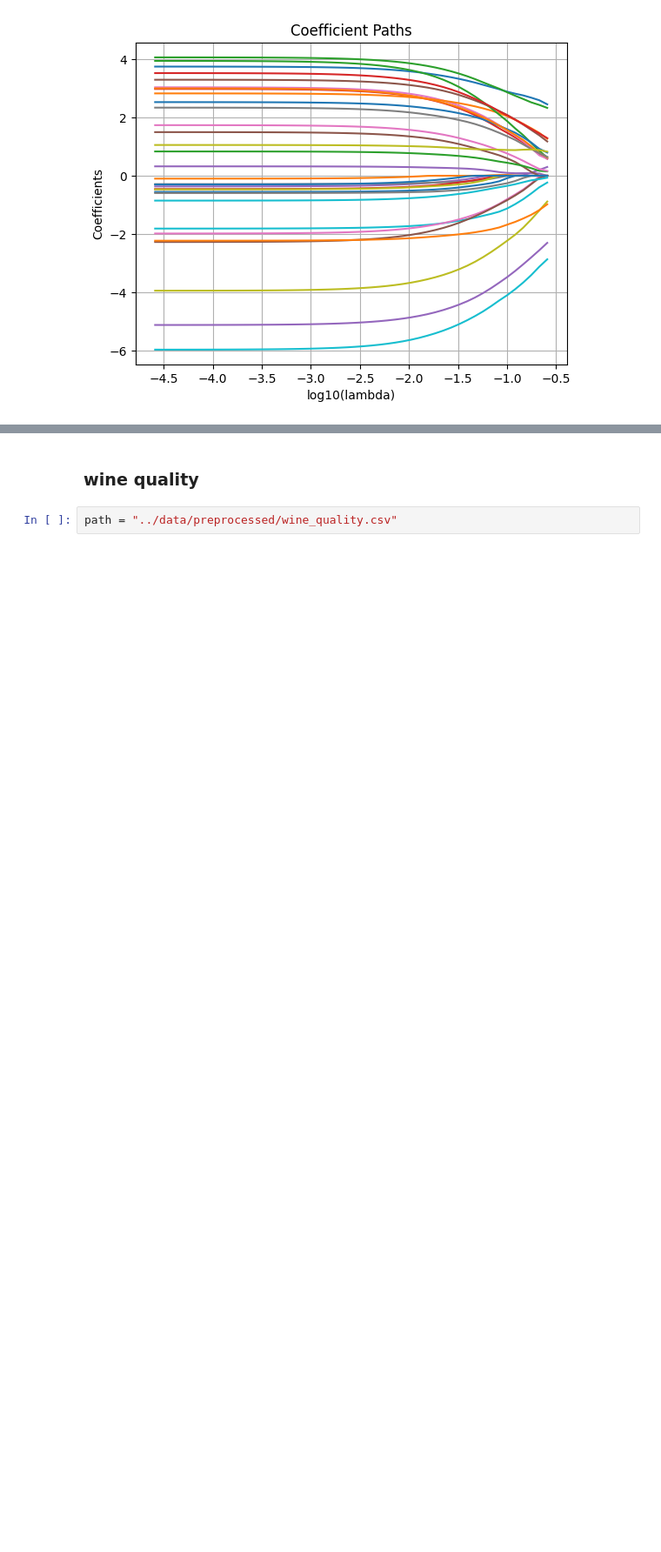
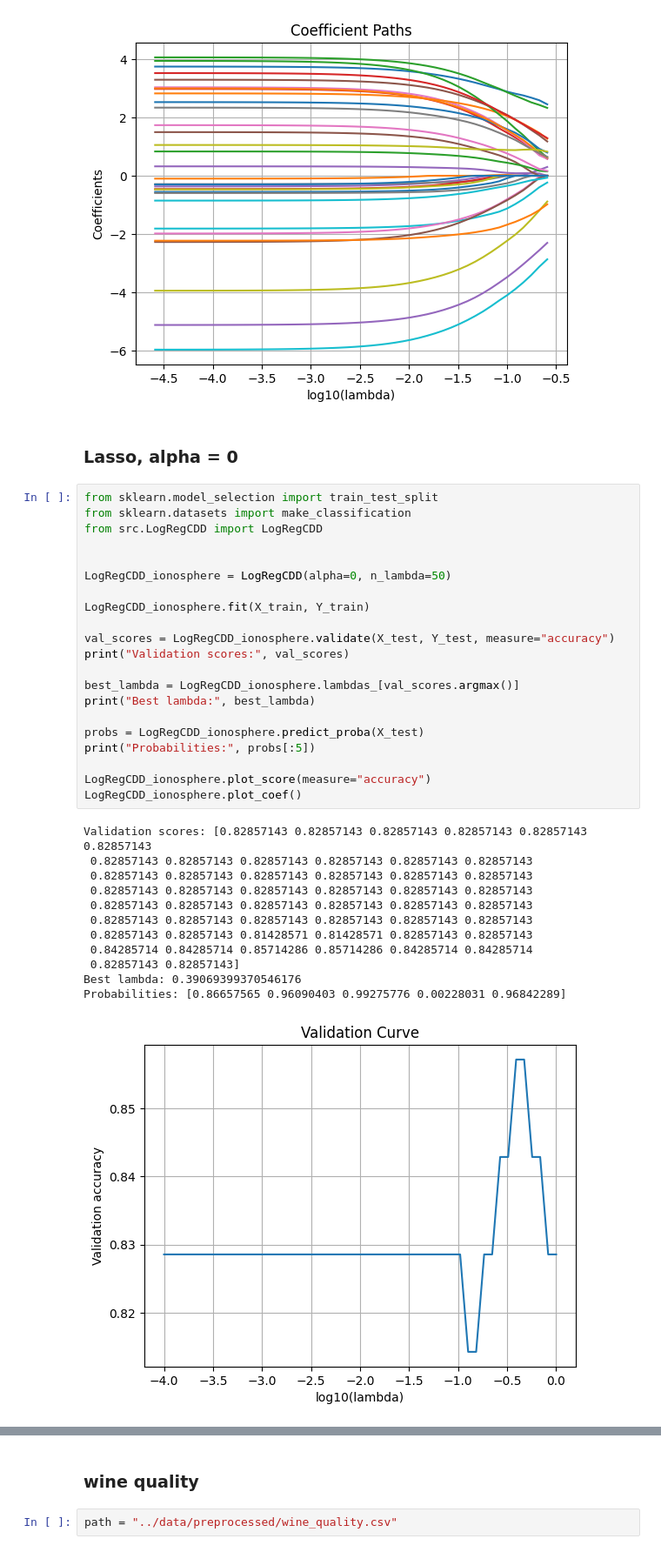
Before and after one commit to CyprienFOURCROY/AdvancedML_Project, a Jupyter notebook: notebooks/main.ipynb, the cells around one changed output, grey strips where cells are left out. Shown at 87% size. Saved outputs shown, nothing was run; the diff lists cells and outputs as text; blank space fills up the shorter version.

```diff
--- a/notebooks/main.ipynb
+++ b/notebooks/main.ipynb
@@ -214,3 +347,39 @@ Best lambda: 0.1767637772891324
 Probabilities: [0.95984021 0.98334195 0.99460854 0.00487489 0.97574009]
 [figure]
 [figure]
+# %% [markdown]
+### Lasso, alpha = 0
+# %%
+from sklearn.model_selection import train_test_split
+from sklearn.datasets import make_classification
+from src.LogRegCDD import LogRegCDD
+
+
+LogRegCDD_ionosphere = LogRegCDD(alpha=0, n_lambda=50)
+
+LogRegCDD_ionosphere.fit(X_train, Y_train)
+
+val_scores = LogRegCDD_ionosphere.validate(X_test, Y_test, measure="accuracy")
+print("Validation scores:", val_scores)
+
+best_lambda = LogRegCDD_ionosphere.lambdas_[val_scores.argmax()]
+print("Best lambda:", best_lambda)
+
+probs = LogRegCDD_ionosphere.predict_proba(X_test)
+print("Probabilities:", probs[:5])
+
+LogRegCDD_ionosphere.plot_score(measure="accuracy")
+LogRegCDD_ionosphere.plot_coef()
+# %% [output]
+Validation scores: [0.82857143 0.82857143 0.82857143 0.82857143 0.82857143 0.82857143
+ 0.82857143 0.82857143 0.82857143 0.82857143 0.82857143 0.82857143
+ 0.82857143 0.82857143 0.82857143 0.82857143 0.82857143 0.82857143
+ 0.82857143 0.82857143 0.82857143 0.82857143 0.82857143 0.82857143
+ 0.82857143 0.82857143 0.82857143 0.82857143 0.82857143 0.82857143
+ 0.82857143 0.82857143 0.82857143 0.82857143 0.82857143 0.82857143
+ 0.82857143 0.82857143 0.81428571 0.81428571 0.82857143 0.82857143
+ 0.84285714 0.84285714 0.85714286 0.85714286 0.84285714 0.84285714
+ 0.82857143 0.82857143]
+Best lambda: 0.39069399370546176
+Probabilities: [0.86657565 0.96090403 0.99275776 0.00228031 0.96842289]
+[figure, added]
```
Also changed, not shown: parts of 22 cells of this notebook.
